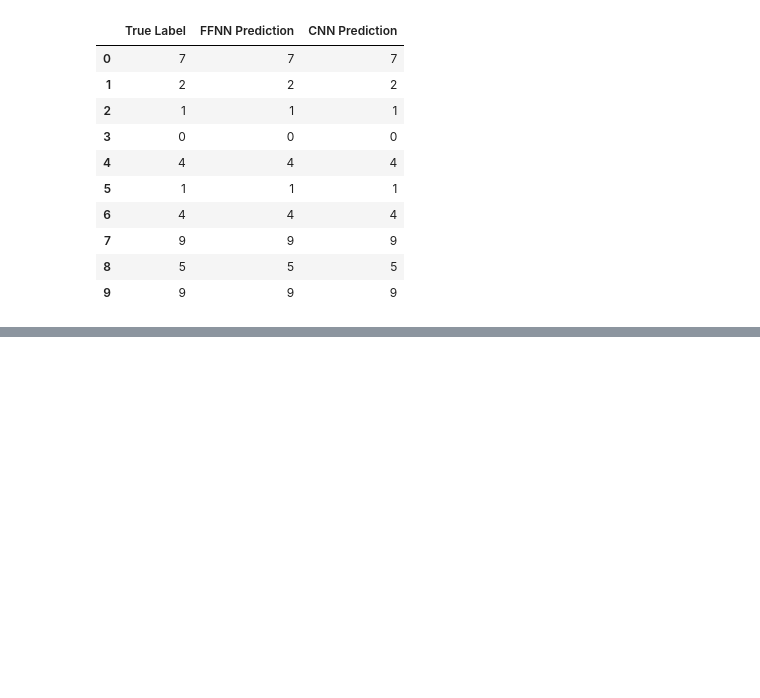
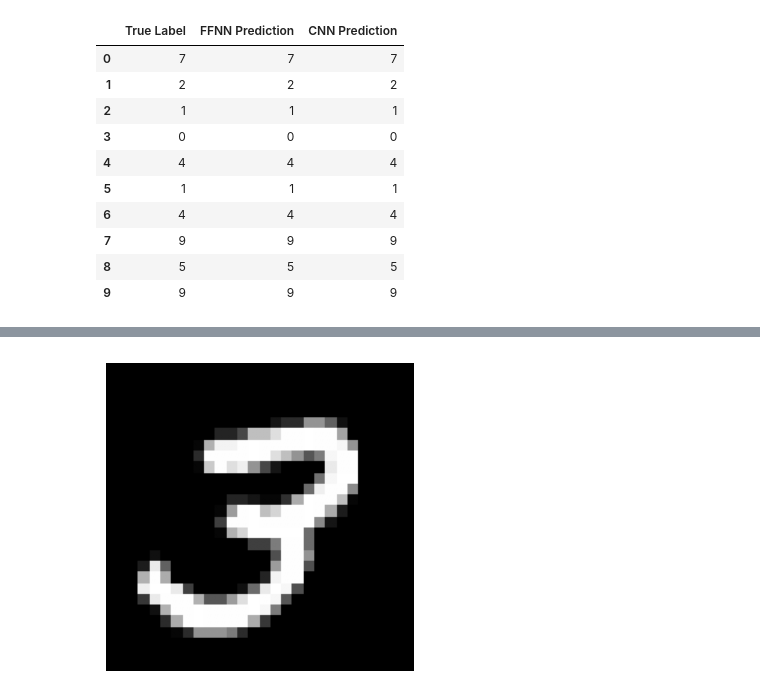
Before and after one commit to misshosseini/mini-deep-learning-experiment, a Jupyter notebook: mnist_ffnn_vs_cnn.ipynb, the cells around one changed output, grey strips where cells are left out. Drawn from its saved outputs; the diff is of its cells as text; code cells hidden in the pictures; blank space fills up the shorter version.

```diff
--- a/mnist_ffnn_vs_cnn.ipynb
+++ b/mnist_ffnn_vs_cnn.ipynb
@@ -965,0 +1007,13 @@ predictions_df.head(10)
+# %%
+# Load Image
+test_img = cv2.imread(
+    "images.png",
+    cv2.IMREAD_GRAYSCALE
+)
+
+plt.figure(figsize=(4, 4))
+plt.imshow(test_img, cmap="gray")
+plt.axis("off")
+plt.show()
+# %% [output]
+[figure, added]
```
Also changed, not shown: parts of 19 cells of this notebook, 13 other files.
